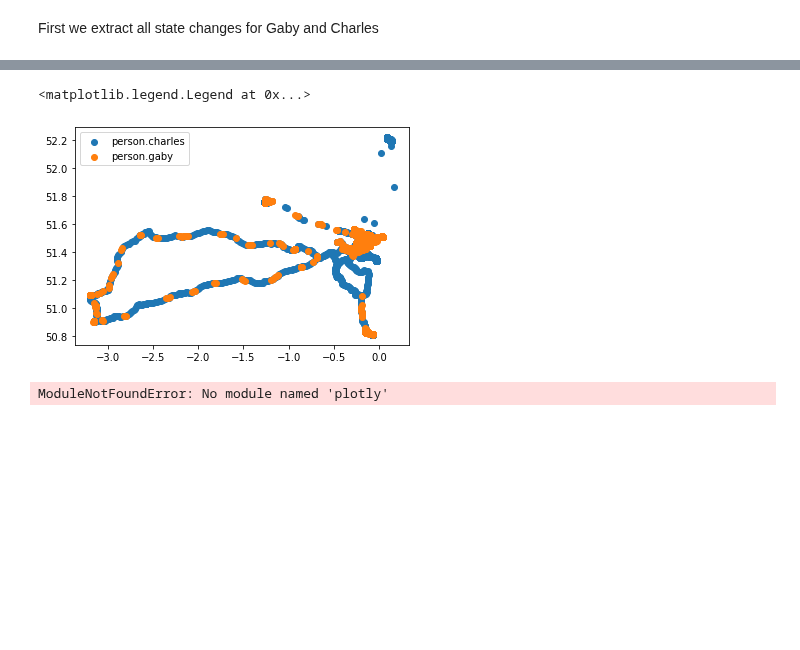
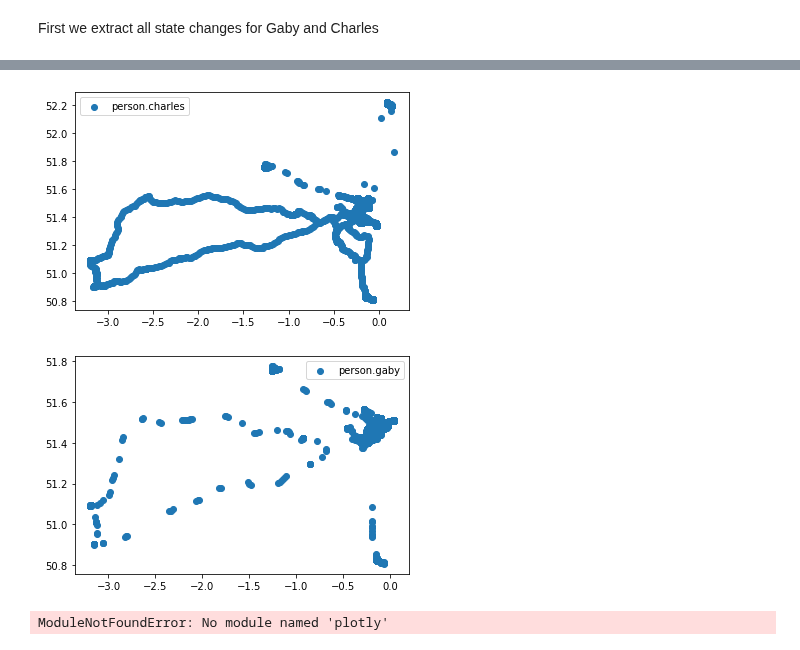
Before and after one commit to charlesbaynham/house-absolute-ha-setup, a Jupyter notebook: notebooks/output_location_history.ipynb, the cells around one changed output, grey strips where cells are left out. Drawn from its saved outputs; the diff is of its cells as text; code cells hidden in the pictures; blank space fills up the shorter version.

```diff
--- a/notebooks/output_location_history.ipynb
+++ b/notebooks/output_location_history.ipynb
@@ -96,17 +96,21 @@ results["parsed_attrs"] = results.loc[:, "shared_attrs"].apply(l)
 # %%
 results['latitude'] = results['parsed_attrs'].apply(lambda i : i['latitude'])
 results['longitude'] = results['parsed_attrs'].apply(lambda i : i['longitude'])
+# %%
+results_unfiltered = results.copy()
+results = results[
 # %%
 import matplotlib.pyplot as plt
 
 for person in people:
+    plt.figure()
     k = (results["entity_id"] == person) & (results["longitude"] > -20)
     plt.scatter(results.loc[k, 'longitude'], results.loc[k, 'latitude'])
-plt.legend(people)
+    plt.legend([person])
 # results.plot.scatter(x="longitude", y="latitude", alpha=0.4, label="entity_id");
 # %% [output]
-<matplotlib.legend.Legend at 0x...>
-[figure, old version]
+[figure, new version]
+[figure, added]
 # %%
 import plotly
 import chart_studio.plotly as py
```
Also changed, not shown: parts of 2 cells of this notebook.
